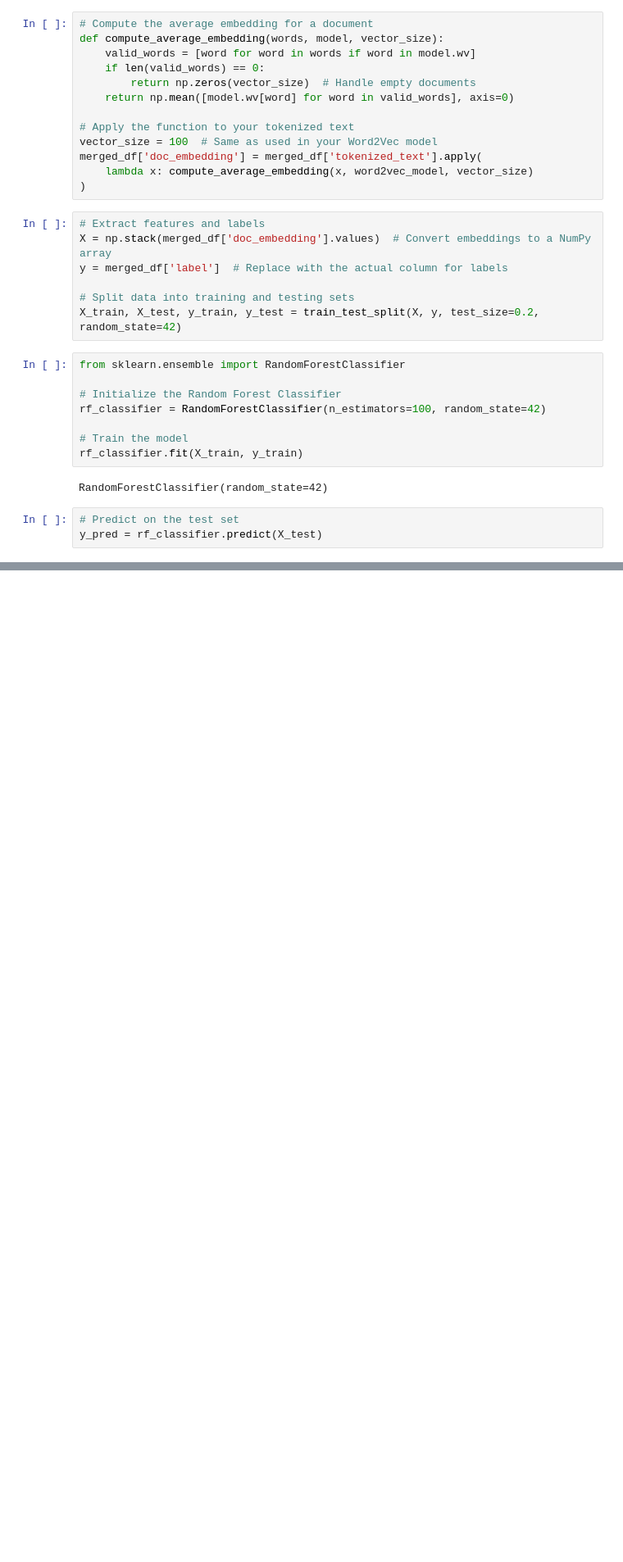
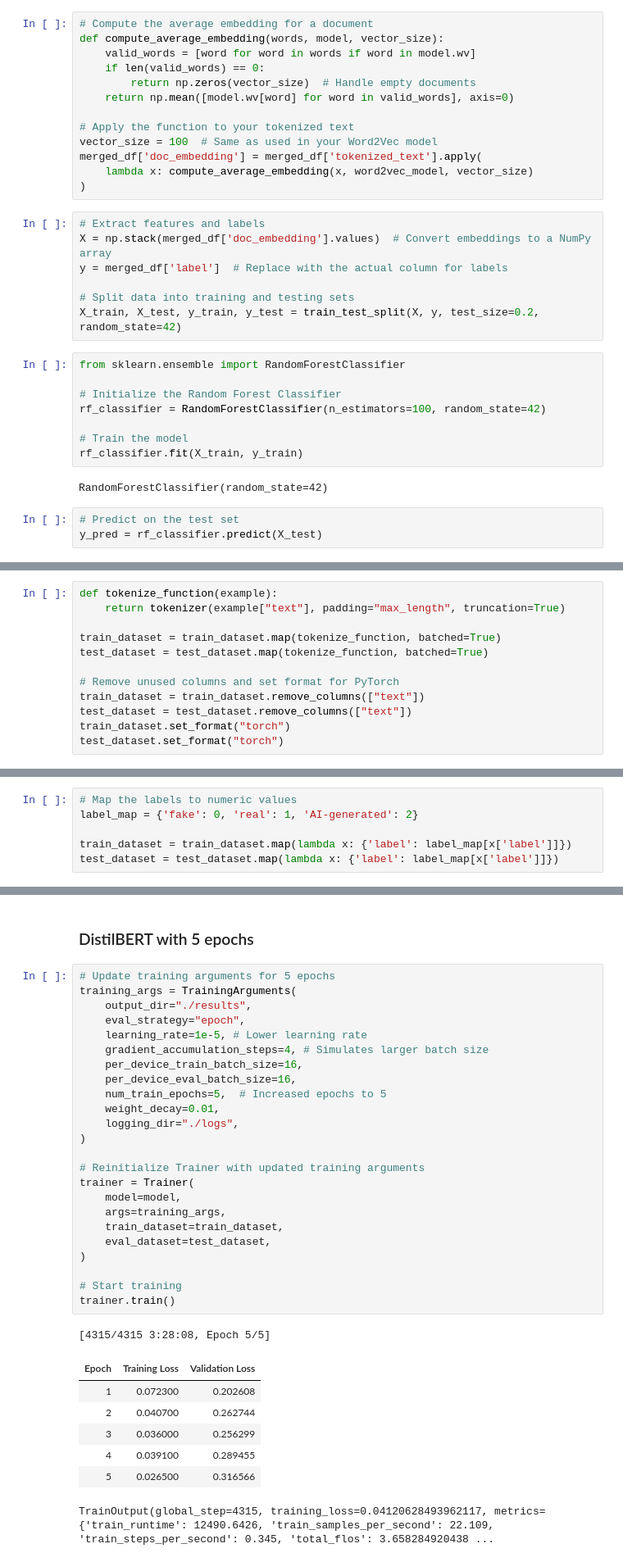
Before and after one commit to yasmine-11/FP-Fake-News-Detection, a Jupyter notebook: Fake-News-Detection.ipynb, the cells around one changed output, grey strips where cells are left out. Shown: that part at 82% size. Cells and saved outputs as stored; diff of their text form; blank space fills up the shorter version.

```diff
--- a/Fake-News-Detection.ipynb
+++ b/Fake-News-Detection.ipynb
@@ -881,0 +955,12 @@ weighted avg       0.82      0.82      0.82     13808
+# %%
+def tokenize_function(example):
+    return tokenizer(example["text"], padding="max_length", truncation=True)
+
+train_dataset = train_dataset.map(tokenize_function, batched=True)
+test_dataset = test_dataset.map(tokenize_function, batched=True)
+
+# Remove unused columns and set format for PyTorch
+train_dataset = train_dataset.remove_columns(["text"])
+test_dataset = test_dataset.remove_columns(["text"])
+train_dataset.set_format("torch")
+test_dataset.set_format("torch")
@@ -881,0 +987,6 @@ weighted avg       0.82      0.82      0.82     13808
+# %%
+# Map the labels to numeric values
+label_map = {'fake': 0, 'real': 1, 'AI-generated': 2}
+
+train_dataset = train_dataset.map(lambda x: {'label': label_map[x['label']]})
+test_dataset = test_dataset.map(lambda x: {'label': label_map[x['label']]})
@@ -881,0 +1064,35 @@ weighted avg       0.82      0.82      0.82     13808
+# %% [markdown]
+### DistilBERT with 5 epochs
+# %%
+# Update training arguments for 5 epochs
+training_args = TrainingArguments(
+    output_dir="./results",
+    eval_strategy="epoch",
+    learning_rate=1e-5, # Lower learning rate
+    gradient_accumulation_steps=4, # Simulates larger batch size
+    per_device_train_batch_size=16,
+    per_device_eval_batch_size=16,
+    num_train_epochs=5,  # Increased epochs to 5
+    weight_decay=0.01,
+    logging_dir="./logs",
+)
+
+# Reinitialize Trainer with updated training arguments
+trainer = Trainer(
+    model=model,
+    args=training_args,
+    train_dataset=train_dataset,
+    eval_dataset=test_dataset,
+)
+
+# Start training
+trainer.train()
+# %% [output]
+[4315/4315 3:28:08, Epoch 5/5]
+| Epoch | Training Loss | Validation Loss |
+| 1 | 0.072300 | 0.202608 |
+| 2 | 0.040700 | 0.262744 |
+| 3 | 0.036000 | 0.256299 |
+| 4 | 0.039100 | 0.289455 |
+| 5 | 0.026500 | 0.316566 |
+TrainOutput(global_step=4315, training_loss=0.04120628493962117, metrics={'train_runtime': 12490.6426, 'train_samples_per_second': 22.109, 'train_steps_per_second': 0.345, 'total_flos': 3.658284920438 ...
```
Also changed, not shown: parts of 38 cells of this notebook.
